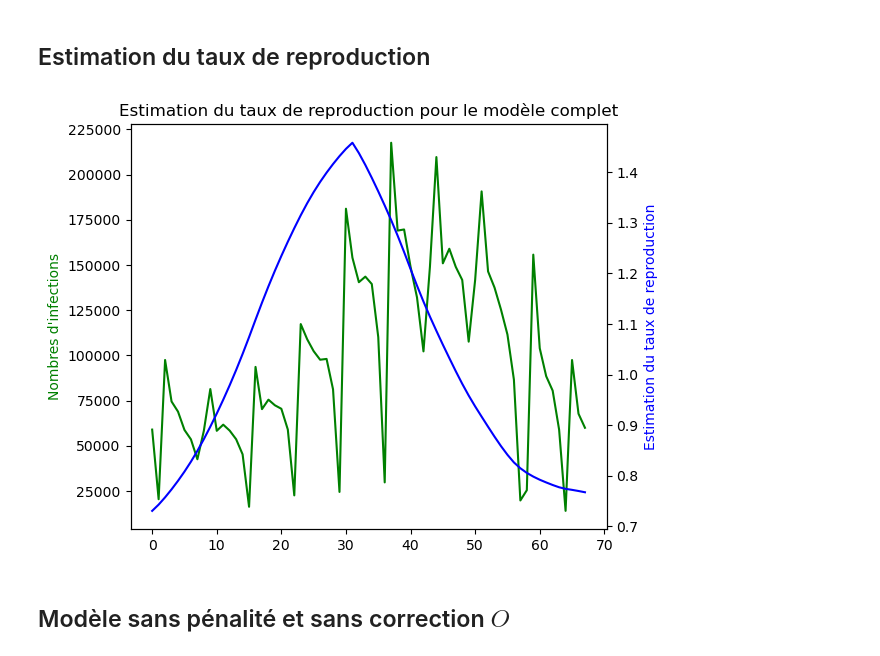
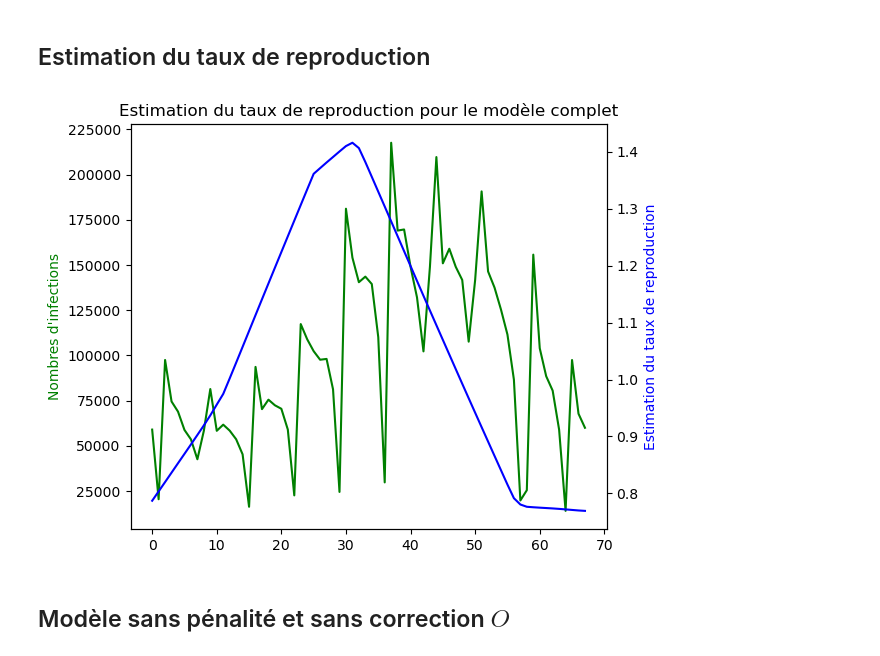
Before and after one commit to vetlerl/mcmc-epidemic, a Jupyter notebook: covid_graphics.ipynb, the cells around one changed output. Cells and saved outputs as stored; diff of their text form; code cells hidden in the pictures.

```diff
--- a/covid_graphics.ipynb
+++ b/covid_graphics.ipynb
@@ -232,24 +222,24 @@ plt.show()
 ## Estimation du taux de reproduction
 # %%
 #Take the median of the second half of the simulations as estimator
-R,O=np.split(theta_tab_subdiff_source,2,axis=1)
+R,O=np.split(theta_tab_image,2,axis=1)
 R=R[int(len(R)/2):,:]
 R_hat=np.quantile(R,0.5,axis=0)
 fig, ax1 = plt.subplots()
 
 ax2 = ax1.twinx()  # deuxième axe y indépendant mais même axe x
 
 ax1.plot(Z, 'g-')
 ax2.plot(R_hat, 'b-')
 
 ax1.set_ylabel('Nombres d\'infections', color='g')
 ax2.set_ylabel('Estimation du taux de reproduction', color='b')
 plt.title("Estimation du taux de reproduction pour le modèle complet")
 
 fig.tight_layout()
 plt.show()
 # %% [output]
-[figure, old version]
+[figure, new version]
 # %% [markdown]
 ## Modèle sans pénalité et sans correction $O$
 # %%
```
Also changed, not shown: parts of 5 cells of this notebook, 1 other file.
